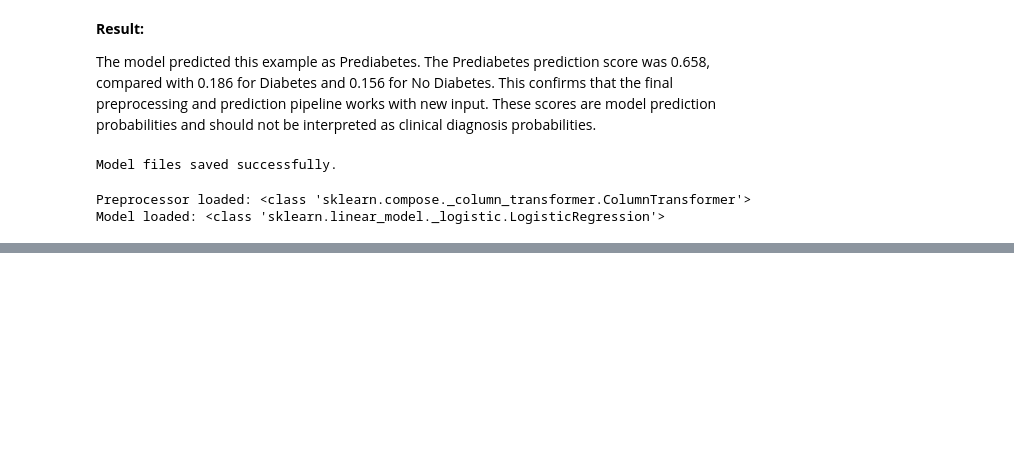
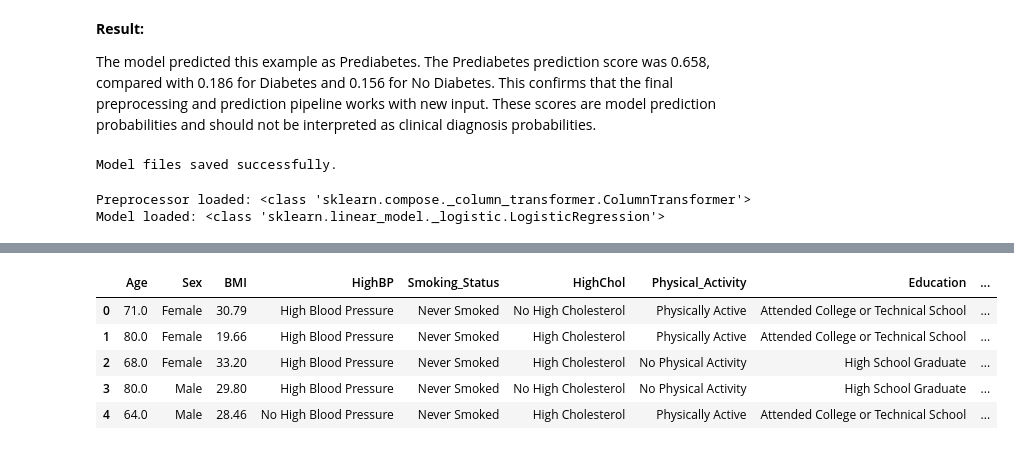
Before and after one commit to fujisoftboy2009/F26_4495_S2_LiqinS, a Jupyter notebook: Implementation/DiabetesAnalysis.ipynb, the cells around one changed output, grey strips where cells are left out. Saved outputs shown, nothing was run; the diff lists cells and outputs as text; code cells hidden in the pictures; blank space fills up the shorter version.

```diff
--- a/Implementation/DiabetesAnalysis.ipynb
+++ b/Implementation/DiabetesAnalysis.ipynb
@@ -2530,0 +2534,82 @@ Model loaded: <class 'sklearn.linear_model._logistic.LogisticRegression'>
+# %%
+# Select Model A variables for Power BI
+powerbi_df = model_df[
+    [
+        "Age",
+        "Sex",
+        "BMI",
+        "HighBP",
+        "Smoking_Status",
+        "HighChol",
+        "Physical_Activity",
+        "Education",
+        "Income_Group",
+        "Race_Ethnicity",
+        "Fruit_Per_Day",
+        "Vegetable_Per_Day",
+        "General_Health",
+        "Diabetes_Status"
+    ]
+].copy()
+
+# Age groups
+powerbi_df["Age_Group"] = pd.cut(
+    powerbi_df["Age"],
+    bins=[17, 39, 49, 54, 59, 64, 69, 74, 79, float("inf")],
+    labels=[
+        "18-39",
+        "40-49",
+        "50-54",
+        "55-59",
+        "60-64",
+        "65-69",
+        "70-74",
+        "75-79",
+        "80+"
+    ]
+)
+
+# BMI groups
+powerbi_df["BMI_Group"] = pd.cut(
+    powerbi_df["BMI"],
+    bins=[0, 18.5, 25, 30, float("inf")],
+    labels=[
+        "Underweight",
+        "Normal",
+        "Overweight",
+        "Obese"
+    ],
+    right=False
+)
+
+# Remove extreme fruit and vegetable values for dashboard use
+powerbi_df.loc[
+    powerbi_df["Fruit_Per_Day"] > 16,
+    "Fruit_Per_Day"
+] = np.nan
+
+powerbi_df.loc[
+    powerbi_df["Vegetable_Per_Day"] > 23,
+    "Vegetable_Per_Day"
+] = np.nan
+
+# Replace extremely small values with 0
+powerbi_df.loc[
+    powerbi_df["Fruit_Per_Day"].abs() < 0.001,
+    "Fruit_Per_Day"
+] = 0
+
+powerbi_df.loc[
+    powerbi_df["Vegetable_Per_Day"].abs() < 0.001,
+    "Vegetable_Per_Day"
+] = 0
+
+# Export to DocumentsAndReports
+powerbi_df.to_csv(
+    "../DocumentsAndReports/brfss_powerbi.csv",
+    index=False
+)
+
+print(powerbi_df.shape)
+display(powerbi_df.head())
+# %% [output]
@@ -2530,0 +2617,6 @@ Model loaded: <class 'sklearn.linear_model._logistic.LogisticRegression'>
+|  | Age | Sex | BMI | HighBP | Smoking_Status | HighChol | Physical_Activity | Education | ... |
+| 0 | 71.0 | Female | 30.79 | High Blood Pressure | Never Smoked | No High Cholesterol | Physically Active | Attended College or Technical School | ... |
+| 1 | 80.0 | Female | 19.66 | High Blood Pressure | Never Smoked | High Cholesterol | Physically Active | Attended College or Technical School | ... |
+| 2 | 68.0 | Female | 33.20 | High Blood Pressure | Never Smoked | High Cholesterol | No Physical Activity | High School Graduate | ... |
+| 3 | 80.0 | Male | 29.80 | High Blood Pressure | Never Smoked | No High Cholesterol | No Physical Activity | High School Graduate | ... |
+| 4 | 64.0 | Male | 28.46 | No High Blood Pressure | Never Smoked | High Cholesterol | Physically Active | Attended College or Technical School | ... |
```
Also changed, not shown: parts of 4 cells of this notebook, 3 other files.
